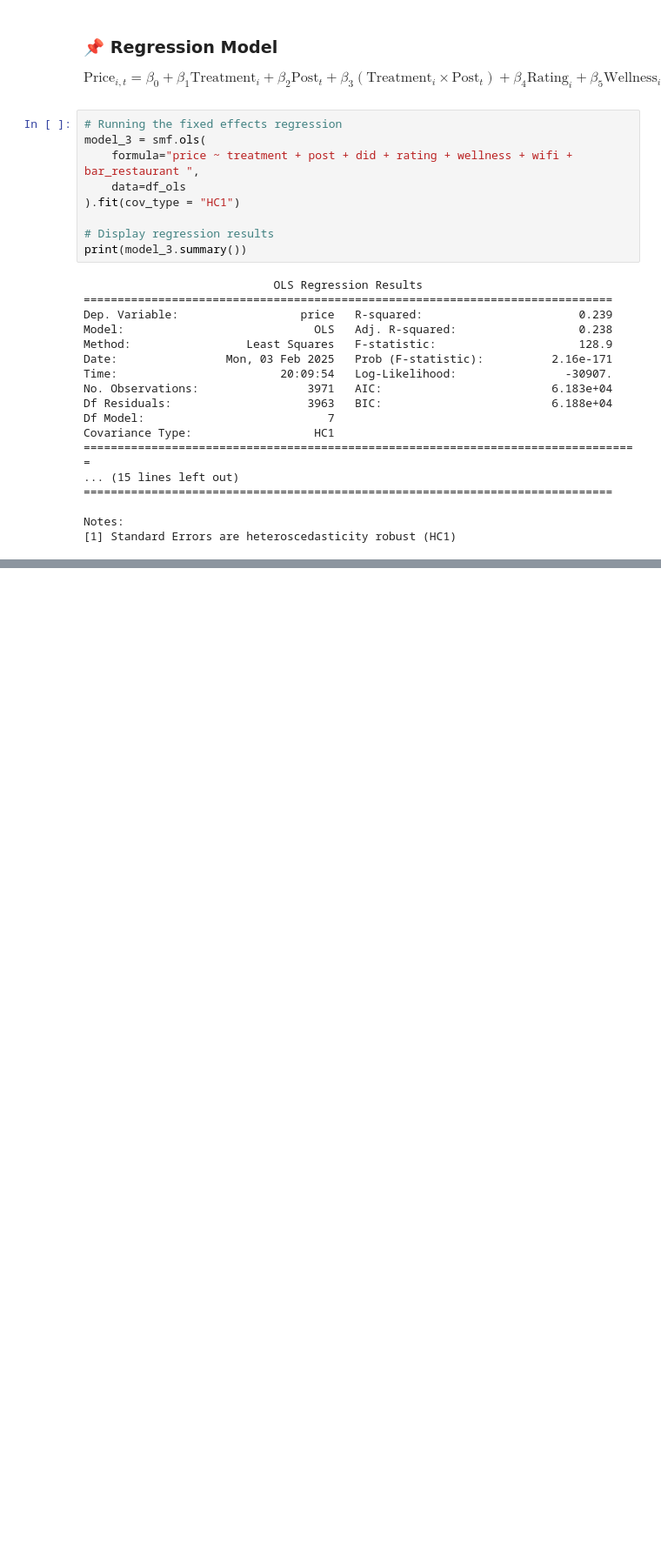
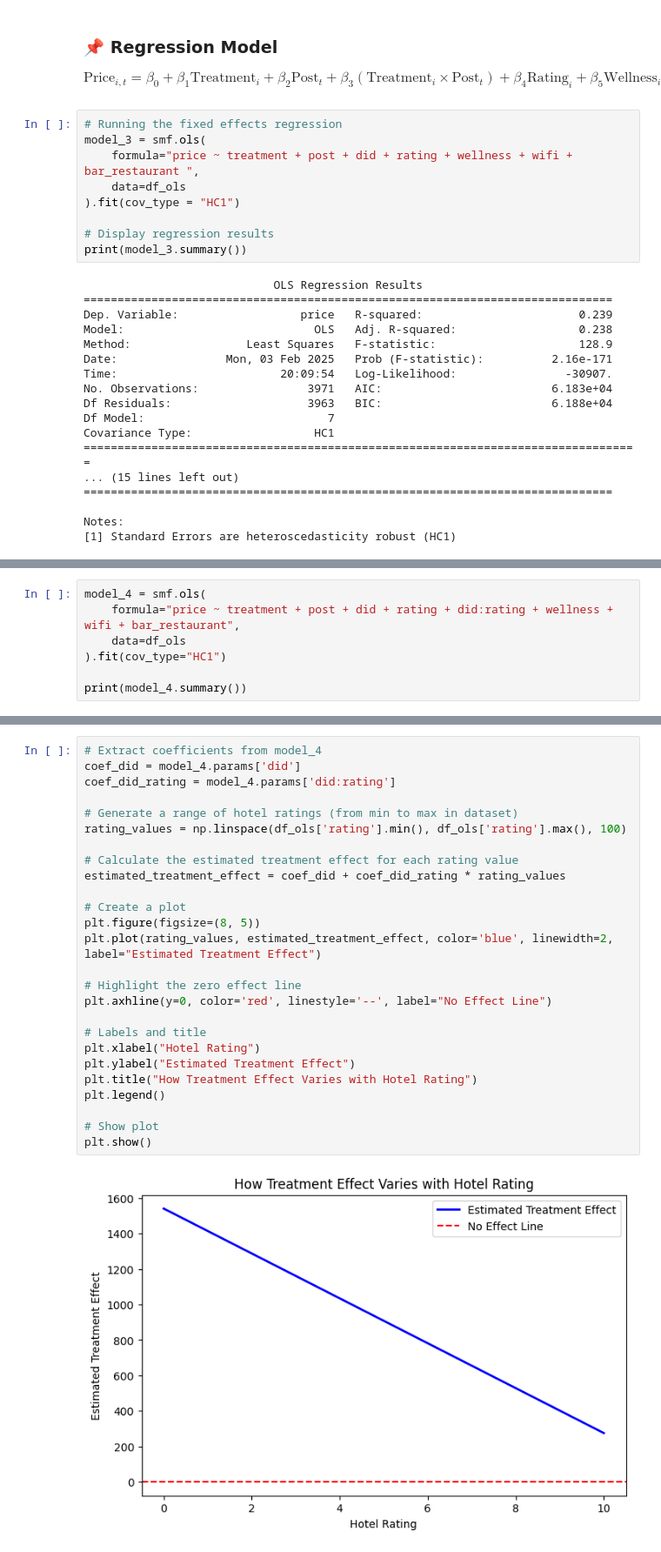
Before and after one commit to alejandro-delgado-t/Booking, a Jupyter notebook: NLP_Booking_Project/booking_project.ipynb, the cells around one changed output, grey strips where cells are left out. Shown at 87% size. Saved outputs shown, nothing was run; the diff lists cells and outputs as text; blank space fills up the shorter version.

```diff
--- a/NLP_Booking_Project/booking_project.ipynb
+++ b/NLP_Booking_Project/booking_project.ipynb
@@ -1220,0 +1237,7 @@ Notes:
+# %%
+model_4 = smf.ols(
+    formula="price ~ treatment + post + did + rating + did:rating + wellness + wifi + bar_restaurant",
+    data=df_ols
+).fit(cov_type="HC1")
+
+print(model_4.summary())
@@ -1220,0 +1262,28 @@ Notes:
+# %%
+# Extract coefficients from model_4
+coef_did = model_4.params['did']
+coef_did_rating = model_4.params['did:rating']
+
+# Generate a range of hotel ratings (from min to max in dataset)
+rating_values = np.linspace(df_ols['rating'].min(), df_ols['rating'].max(), 100)
+
+# Calculate the estimated treatment effect for each rating value
+estimated_treatment_effect = coef_did + coef_did_rating * rating_values
+
+# Create a plot
+plt.figure(figsize=(8, 5))
+plt.plot(rating_values, estimated_treatment_effect, color='blue', linewidth=2, label="Estimated Treatment Effect")
+
+# Highlight the zero effect line
+plt.axhline(y=0, color='red', linestyle='--', label="No Effect Line")
+
+# Labels and title
+plt.xlabel("Hotel Rating")
+plt.ylabel("Estimated Treatment Effect")
+plt.title("How Treatment Effect Varies with Hotel Rating")
+plt.legend()
+
+# Show plot
+plt.show()
+# %% [output]
+[figure, added]
```
Also changed, not shown: parts of 3 cells of this notebook.
